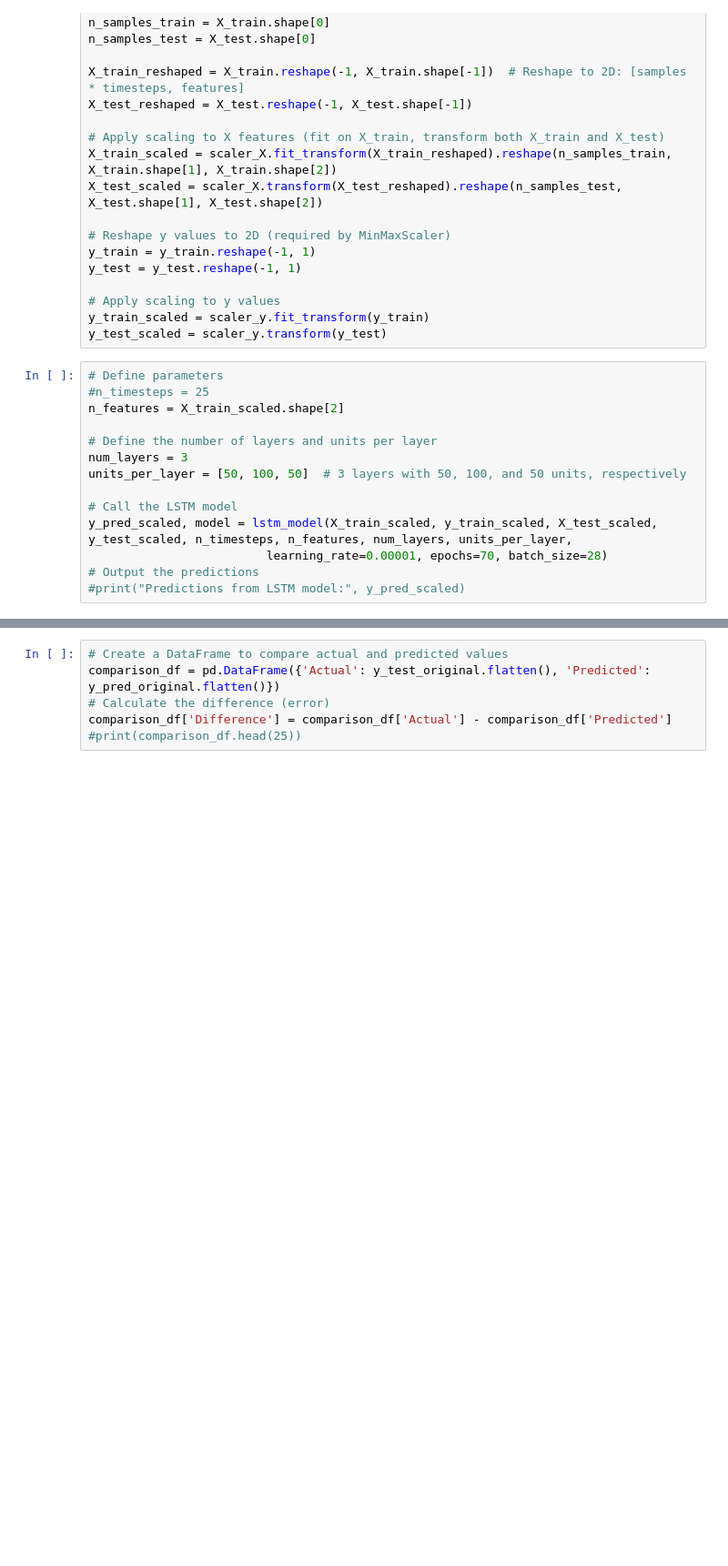
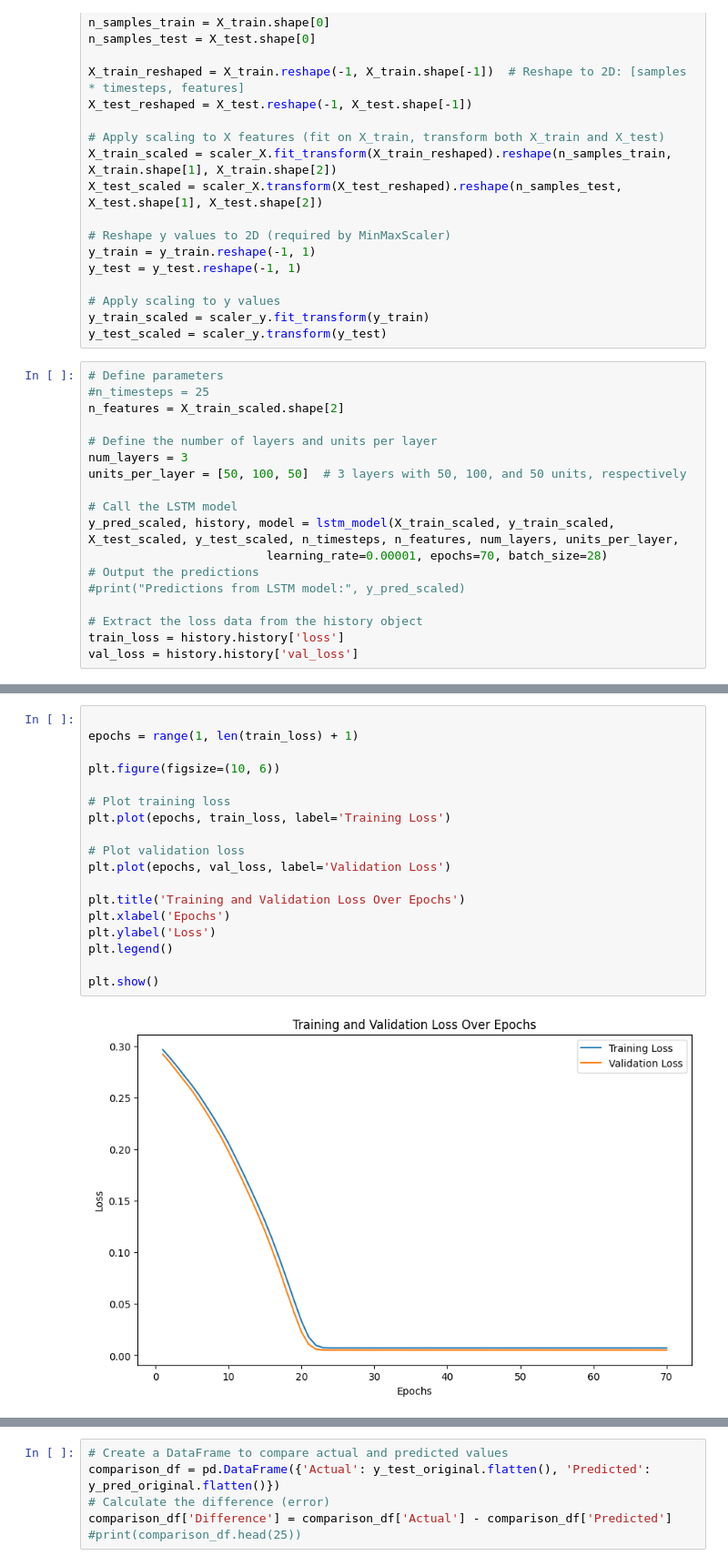
Before and after one commit to ReccaS/Intelligent-Stock-Prediction, a Jupyter notebook: notebooks/LTSM_model.ipynb, the cells around one changed output, grey strips where cells are left out. Shown: that part at 91% size. Cells and saved outputs as stored; diff of their text form; blank space fills up the shorter version.

```diff
--- a/notebooks/LTSM_model.ipynb
+++ b/notebooks/LTSM_model.ipynb
@@ -213,9 +222,13 @@ num_layers = 3
 units_per_layer = [50, 100, 50]  # 3 layers with 50, 100, and 50 units, respectively
 
 # Call the LSTM model
-y_pred_scaled, model = lstm_model(X_train_scaled, y_train_scaled, X_test_scaled, y_test_scaled, n_timesteps, n_features, num_layers, units_per_layer,
+y_pred_scaled, history, model = lstm_model(X_train_scaled, y_train_scaled, X_test_scaled, y_test_scaled, n_timesteps, n_features, num_layers, units_per_layer,
                          learning_rate=0.00001, epochs=70, batch_size=28)
 # Output the predictions
 #print("Predictions from LSTM model:", y_pred_scaled)
+
+# Extract the loss data from the history object
+train_loss = history.history['loss']
+val_loss = history.history['val_loss']
 # %% [output]
 Epoch 1/70
@@ -239,3 +252,23 @@ Epoch 70/70
+# %%
+
+epochs = range(1, len(train_loss) + 1)
+
+plt.figure(figsize=(10, 6))
+
+# Plot training loss
+plt.plot(epochs, train_loss, label='Training Loss')
+
+# Plot validation loss
+plt.plot(epochs, val_loss, label='Validation Loss')
+
+plt.title('Training and Validation Loss Over Epochs')
+plt.xlabel('Epochs')
+plt.ylabel('Loss')
+plt.legend()
+
+plt.show()
+# %% [output]
+[figure, added]
 # %%
 # Step 1: Inverse transform the predicted and actual y values to the original scale
 y_pred_original = scaler_y.inverse_transform(y_pred_scaled)
```
Also changed, not shown: parts of 10 cells of this notebook, 14 other files.
